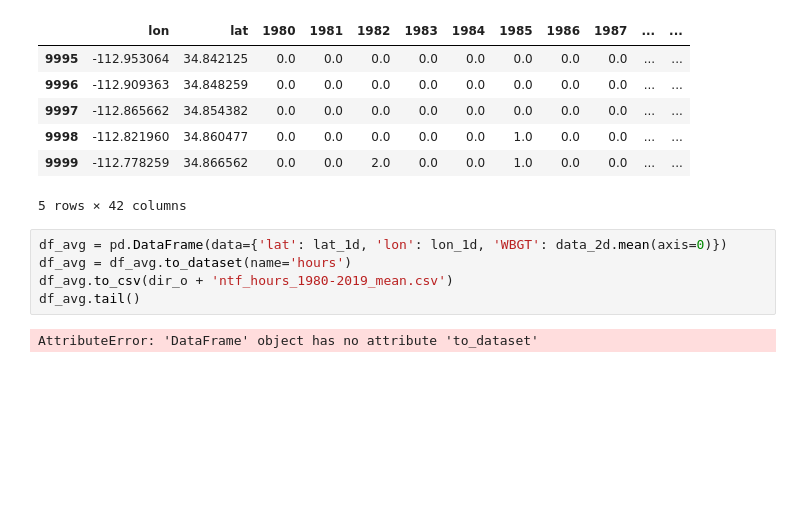
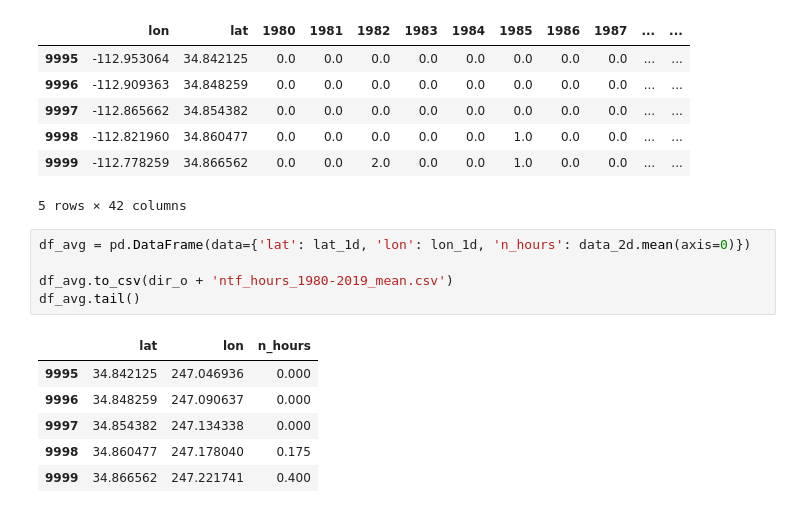
Before and after one commit to ming80302/HEAT, a Jupyter notebook: annualTBF_hour_YumaArea_csv.ipynb, the cells around one changed output. Saved outputs shown, nothing was run; the diff lists cells and outputs as text; blank space fills up the shorter version.

```diff
--- a/annualTBF_hour_YumaArea_csv.ipynb
+++ b/annualTBF_hour_YumaArea_csv.ipynb
@@ -116,9 +116,14 @@ df.tail()
 | 9999 | -112.778259 | 34.866562 | 0.0 | 0.0 | 2.0 | 0.0 | 0.0 | 1.0 | 0.0 | 0.0 | ... | ... |
 5 rows × 42 columns
 # %%
-df_avg = pd.DataFrame(data={'lat': lat_1d, 'lon': lon_1d, 'WBGT': data_2d.mean(axis=0)})
-df_avg = df_avg.to_dataset(name='hours')
+df_avg = pd.DataFrame(data={'lat': lat_1d, 'lon': lon_1d, 'n_hours': data_2d.mean(axis=0)})
+
 df_avg.to_csv(dir_o + 'ntf_hours_1980-2019_mean.csv')
 df_avg.tail()
 # %% [output]
-AttributeError: 'DataFrame' object has no attribute 'to_dataset'
+|  | lat | lon | n_hours |
+| 9995 | 34.842125 | 247.046936 | 0.000 |
+| 9996 | 34.848259 | 247.090637 | 0.000 |
+| 9997 | 34.854382 | 247.134338 | 0.000 |
+| 9998 | 34.860477 | 247.178040 | 0.175 |
+| 9999 | 34.866562 | 247.221741 | 0.400 |
```
